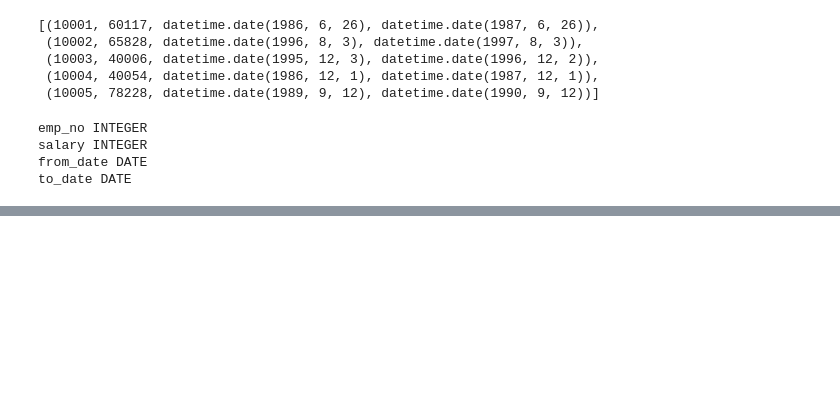
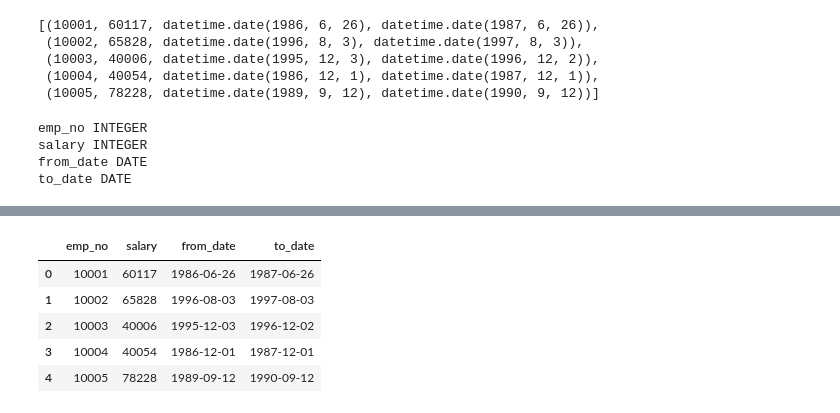
Before and after one commit to michaellegg16/Employee-Research-SQL, a Jupyter notebook: Bonus/main.ipynb, the cells around one changed output, grey strips where cells are left out. Saved outputs shown, nothing was run; the diff lists cells and outputs as text; code cells hidden in the pictures; blank space fills up the shorter version.

```diff
--- a/Bonus/main.ipynb
+++ b/Bonus/main.ipynb
@@ -68,0 +81,10 @@ plt.show()
+# %%
+# View the salaries table
+salaries.head()
+# %% [output]
+|  | emp_no | salary | from_date | to_date |
+| 0 | 10001 | 60117 | 1986-06-26 | 1987-06-26 |
+| 1 | 10002 | 65828 | 1996-08-03 | 1997-08-03 |
+| 2 | 10003 | 40006 | 1995-12-03 | 1996-12-02 |
+| 3 | 10004 | 40054 | 1986-12-01 | 1987-12-01 |
+| 4 | 10005 | 78228 | 1989-09-12 | 1990-09-12 |
```
Also changed, not shown: parts of 18 cells of this notebook.
